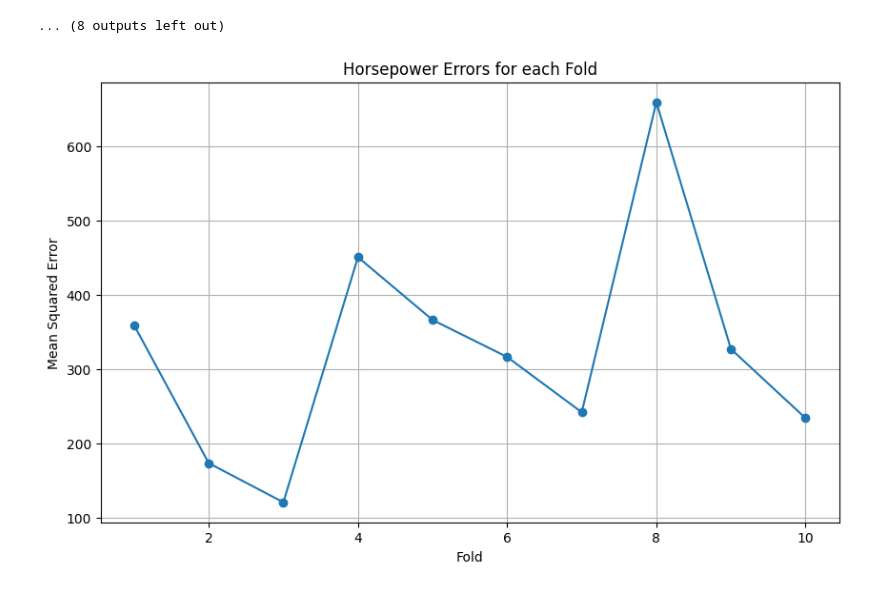
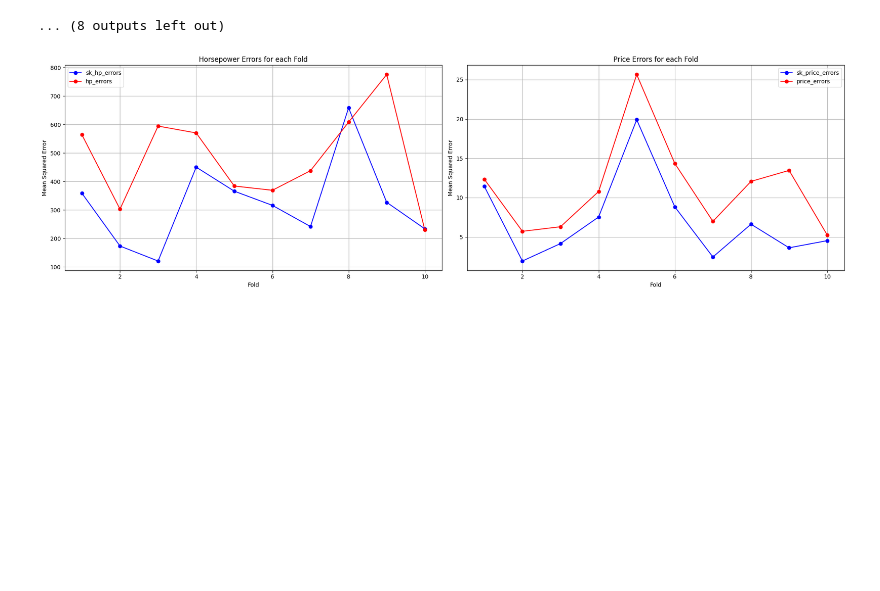
Before and after one commit to Hadi-loo/Introduction-to-Data-Science-Course, a Jupyter notebook: CA5. Multivariate Regression & Cross Validation/multivariateRegression.ipynb, the cells around one changed output. Cells and saved outputs as stored; diff of their text form; code cells hidden in the pictures; blank space fills up the shorter version.

```diff
--- a/CA5. Multivariate Regression & Cross Validation/multivariateRegression.ipynb
+++ b/CA5. Multivariate Regression & Cross Validation/multivariateRegression.ipynb
@@ -402,12 +403,27 @@ Fold 5
 [figure]
 ... (8 outputs left out)
 # %%
-plt.figure(figsize=(10, 6))
-plt.plot(range(1, len(sk_hp_errors) + 1), sk_hp_errors, marker='o', linestyle='-')
+plt.figure(figsize=(20, 6))
+
+plt.subplot(1, 2, 1)
+plt.plot(range(1, len(sk_hp_errors) + 1), sk_hp_errors, marker='o', linestyle='-', color='blue', label='sk_hp_errors')
+plt.plot(range(1, len(hp_errors) + 1), hp_errors, marker='o', linestyle='-', color='red', label='hp_errors')
 plt.xlabel('Fold')
 plt.ylabel('Mean Squared Error')
 plt.title('Horsepower Errors for each Fold')
 plt.grid(True)
+plt.legend()
+
+plt.subplot(1, 2, 2)
+plt.plot(range(1, len(sk_price_errors) + 1), sk_price_errors, marker='o', linestyle='-', color='blue', label='sk_price_errors')
+plt.plot(range(1, len(price_errors) + 1), price_errors, marker='o', linestyle='-', color='red', label='price_errors')
+plt.xlabel('Fold')
+plt.ylabel('Mean Squared Error')
+plt.title('Price Errors for each Fold')
+plt.grid(True)
+plt.legend()
+
+plt.tight_layout()
 plt.show()
 # %% [output]
-[figure, old version]
+[figure, new version]
```
Also changed, not shown: parts of 2 cells of this notebook.
